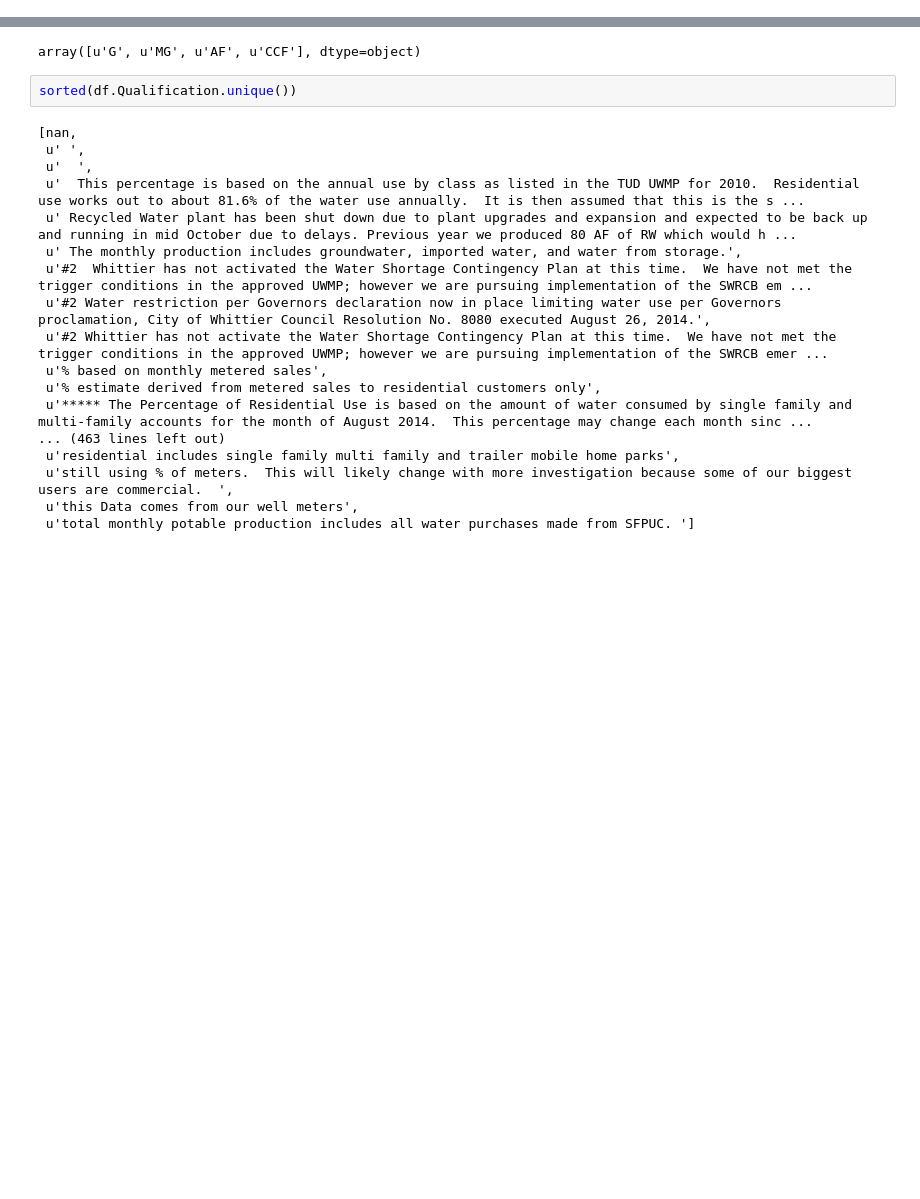
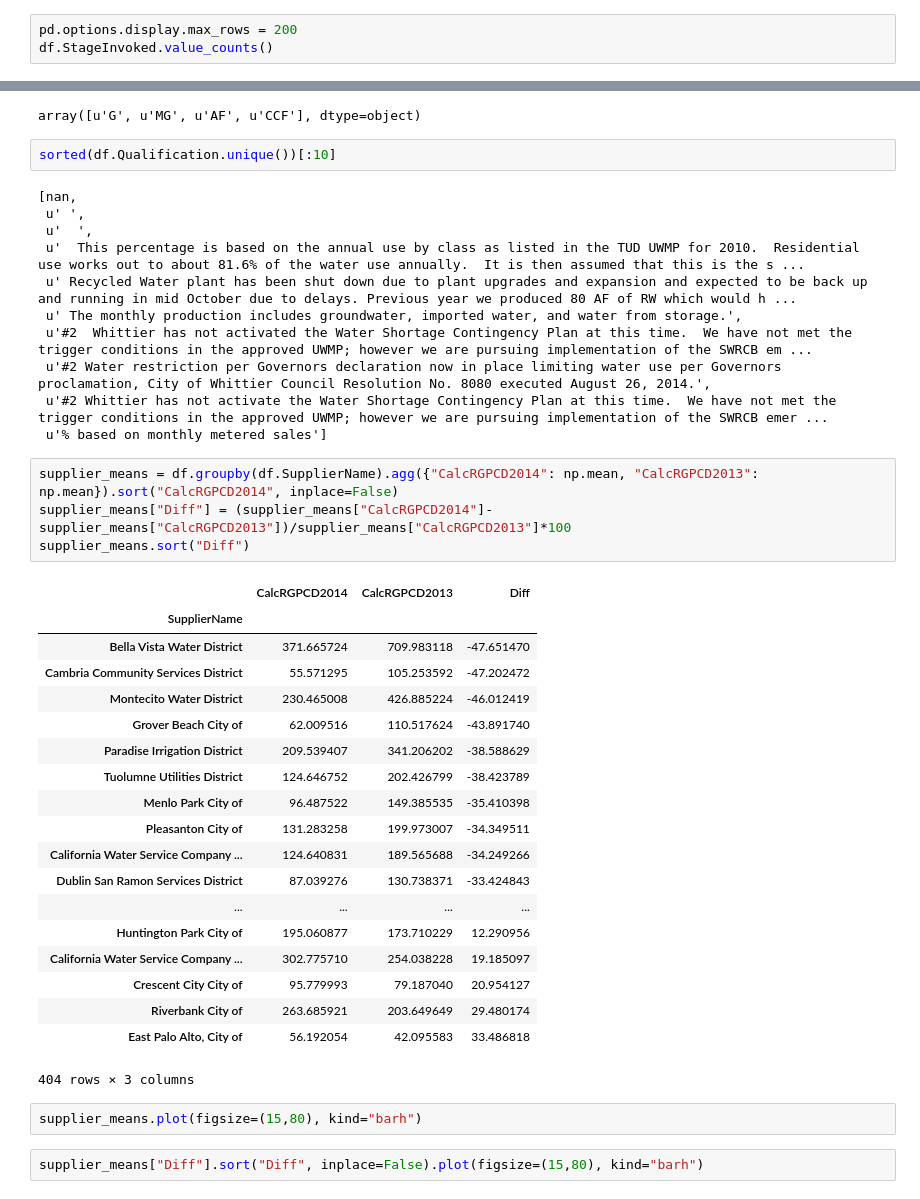
Before and after one commit to stratospark/california_water_conservation, a Jupyter notebook: September Urban Water Supplier Report Analysis.ipynb, the cells around one changed output, grey strips where cells are left out. Cells and saved outputs as stored; diff of their text form; blank space fills up the shorter version.

```diff
--- a/September Urban Water Supplier Report Analysis.ipynb
+++ b/September Urban Water Supplier Report Analysis.ipynb
@@ -126,0 +132,3 @@ sorted(df.StageInvoked.unique())
+# %%
+pd.options.display.max_rows = 200
+df.StageInvoked.value_counts()
@@ -136,7 +171,7 @@ df.Units.unique()
 # %% [output]
 array([u'G', u'MG', u'AF', u'CCF'], dtype=object)
 # %%
-sorted(df.Qualification.unique())
+sorted(df.Qualification.unique())[:10]
 # %% [output]
 [nan,
  u' ',
@@ -147,11 +182,32 @@ sorted(df.Qualification.unique())
  u'#2  Whittier has not activated the Water Shortage Contingency Plan at this time.  We have not met the trigger conditions in the approved UWMP; however we are pursuing implementation of the SWRCB em ...
  u'#2 Water restriction per Governors declaration now in place limiting water use per Governors proclamation, City of Whittier Council Resolution No. 8080 executed August 26, 2014.',
  u'#2 Whittier has not activate the Water Shortage Contingency Plan at this time.  We have not met the trigger conditions in the approved UWMP; however we are pursuing implementation of the SWRCB emer ...
- u'% based on monthly metered sales',
- u'% estimate derived from metered sales to residential customers only',
- u'***** The Percentage of Residential Use is based on the amount of water consumed by single family and multi-family accounts for the month of August 2014.  This percentage may change each month sinc ...
-... (463 lines left out)
- u'residential includes single family multi family and trailer mobile home parks',
- u'still using % of meters.  This will likely change with more investigation because some of our biggest users are commercial.  ',
- u'this Data comes from our well meters',
- u'total monthly potable production includes all water purchases made from SFPUC. ']
+ u'% based on monthly metered sales']
+# %%
+supplier_means = df.groupby(df.SupplierName).agg({"CalcRGPCD2014": np.mean, "CalcRGPCD2013": np.mean}).sort("CalcRGPCD2014", inplace=False)
+supplier_means["Diff"] = (supplier_means["CalcRGPCD2014"]-supplier_means["CalcRGPCD2013"])/supplier_means["CalcRGPCD2013"]*100
+supplier_means.sort("Diff")
+# %% [output]
+|  | CalcRGPCD2014 | CalcRGPCD2013 | Diff |
+| SupplierName |  |  |  |
+| Bella Vista Water District | 371.665724 | 709.983118 | -47.651470 |
+| Cambria Community Services District | 55.571295 | 105.253592 | -47.202472 |
+| Montecito Water District | 230.465008 | 426.885224 | -46.012419 |
+| Grover Beach City of | 62.009516 | 110.517624 | -43.891740 |
+| Paradise Irrigation District | 209.539407 | 341.206202 | -38.588629 |
+| Tuolumne Utilities District | 124.646752 | 202.426799 | -38.423789 |
+| Menlo Park City of | 96.487522 | 149.385535 | -35.410398 |
+| Pleasanton City of | 131.283258 | 199.973007 | -34.349511 |
+| California Water Service Company ... | 124.640831 | 189.565688 | -34.249266 |
+| Dublin San Ramon Services District | 87.039276 | 130.738371 | -33.424843 |
+| ... | ... | ... | ... |
+| Huntington Park City of | 195.060877 | 173.710229 | 12.290956 |
+| California Water Service Company ... | 302.775710 | 254.038228 | 19.185097 |
+| Crescent City City of | 95.779993 | 79.187040 | 20.954127 |
+| Riverbank City of | 263.685921 | 203.649649 | 29.480174 |
+| East Palo Alto, City of | 56.192054 | 42.095583 | 33.486818 |
+404 rows × 3 columns
+# %%
+supplier_means.plot(figsize=(15,80), kind="barh")
+# %%
+supplier_means["Diff"].sort("Diff", inplace=False).plot(figsize=(15,80), kind="barh")
```
Also changed, not shown: parts of 14 cells of this notebook, 1 other file.
